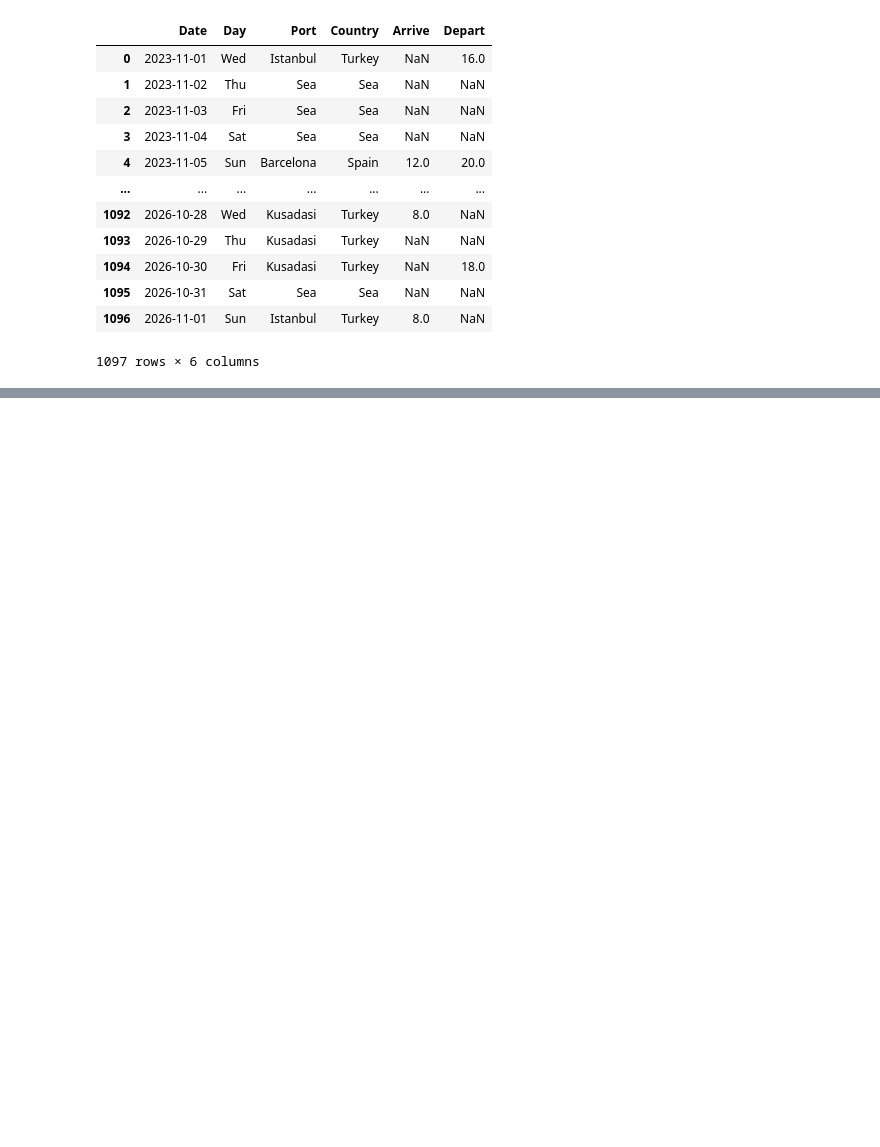
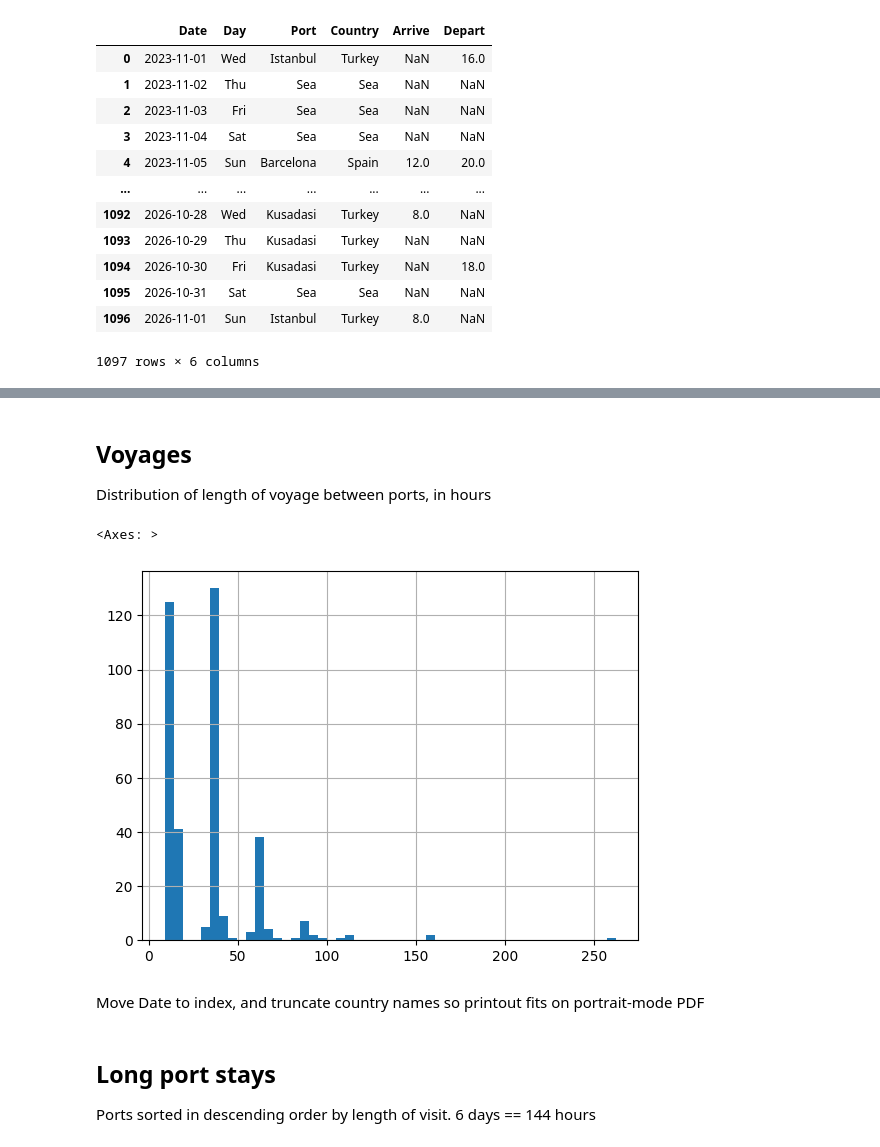
Before and after one commit to nealmcb/life_at_sea_cruise, a Jupyter notebook: life_at_sea_analyze.ipynb, the cells around one changed output, grey strips where cells are left out. Cells and saved outputs as stored; diff of their text form; code cells hidden in the pictures; blank space fills up the shorter version.

```diff
--- a/life_at_sea_analyze.ipynb
+++ b/life_at_sea_analyze.ipynb
@@ -43,0 +88,12 @@ Date,Day,Port,Country,Arrive,Depart
+# %%
+voyages = df[df.Port == "Sea"]
+# %% [markdown]
+## Voyages
+Distribution of length of voyage between ports, in hours
+# %%
+voyages.Hours.hist(bins=50)
+# %% [output]
+<Axes: >
+[figure, added]
+# %% [markdown]
+Move Date to index, and truncate country names so printout fits on portrait-mode PDF
@@ -43,0 +104,3 @@ Date,Day,Port,Country,Arrive,Depart
+# %% [markdown]
+## Long port stays
+Ports sorted in descending order by length of visit. 6 days == 144 hours
```
Also changed, not shown: parts of 19 cells of this notebook, 2 other files.
